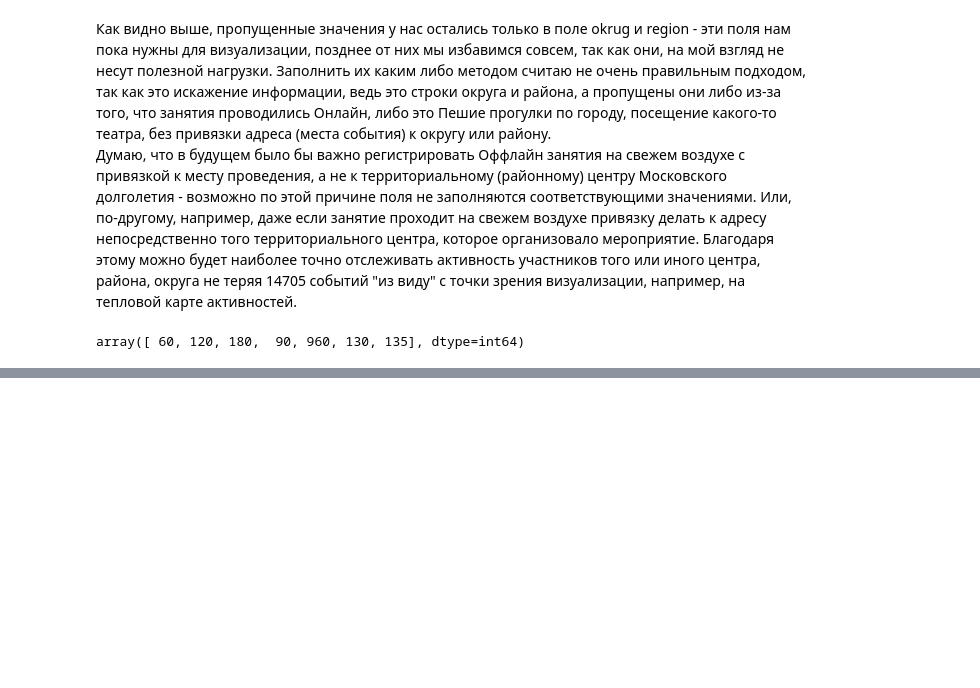
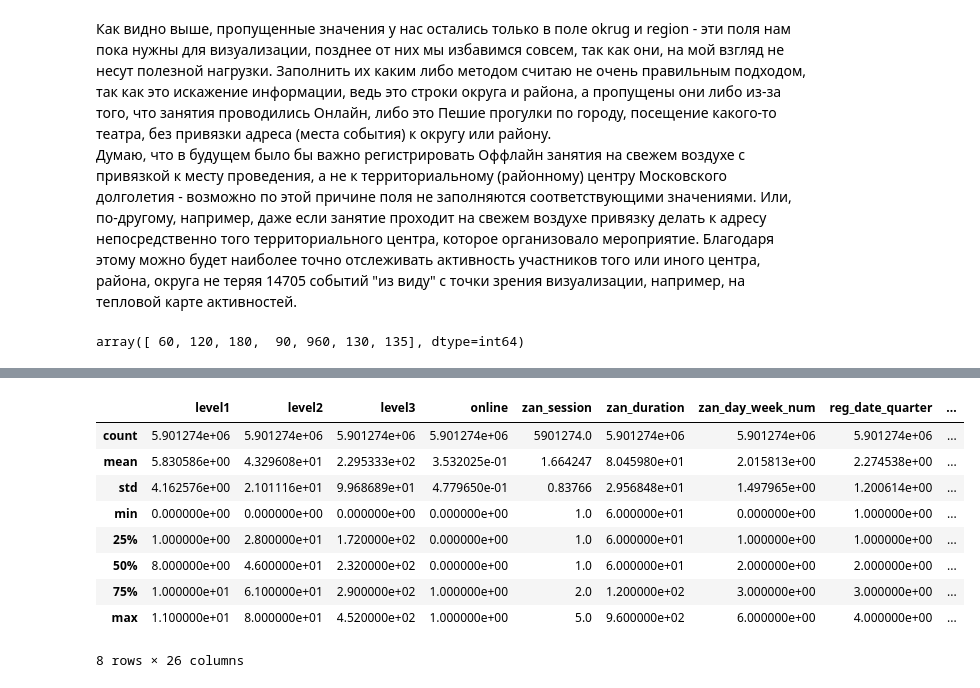
Before and after one commit to glazole/Moscow_Longevity, a Jupyter notebook: mos_longevity_full.ipynb, the cells around one changed output, grey strips where cells are left out. Drawn from its saved outputs; the diff is of its cells as text; code cells hidden in the pictures; blank space fills up the shorter version.

```diff
--- a/mos_longevity_full.ipynb
+++ b/mos_longevity_full.ipynb
@@ -1039,0 +1575,13 @@ md.plot(x='type1', y='age', kind='bar')
+# %%
+df_copy.describe()
+# %% [output]
+|  | level1 | level2 | level3 | online | zan_session | zan_duration | zan_day_week_num | reg_date_quarter | ... |
+| count | 5.901274e+06 | 5.901274e+06 | 5.901274e+06 | 5.901274e+06 | 5901274.0 | 5.901274e+06 | 5.901274e+06 | 5.901274e+06 | ... |
+| mean | 5.830586e+00 | 4.329608e+01 | 2.295333e+02 | 3.532025e-01 | 1.664247 | 8.045980e+01 | 2.015813e+00 | 2.274538e+00 | ... |
+| std | 4.162576e+00 | 2.101116e+01 | 9.968689e+01 | 4.779650e-01 | 0.83766 | 2.956848e+01 | 1.497965e+00 | 1.200614e+00 | ... |
+| min | 0.000000e+00 | 0.000000e+00 | 0.000000e+00 | 0.000000e+00 | 1.0 | 6.000000e+01 | 0.000000e+00 | 1.000000e+00 | ... |
+| 25% | 1.000000e+00 | 2.800000e+01 | 1.720000e+02 | 0.000000e+00 | 1.0 | 6.000000e+01 | 1.000000e+00 | 1.000000e+00 | ... |
+| 50% | 8.000000e+00 | 4.600000e+01 | 2.320000e+02 | 0.000000e+00 | 1.0 | 6.000000e+01 | 2.000000e+00 | 2.000000e+00 | ... |
+| 75% | 1.000000e+01 | 6.100000e+01 | 2.900000e+02 | 1.000000e+00 | 2.0 | 1.200000e+02 | 3.000000e+00 | 3.000000e+00 | ... |
+| max | 1.100000e+01 | 8.000000e+01 | 4.520000e+02 | 1.000000e+00 | 5.0 | 9.600000e+02 | 6.000000e+00 | 4.000000e+00 | ... |
+8 rows × 26 columns
```
Also changed, not shown: parts of 147 cells of this notebook.
